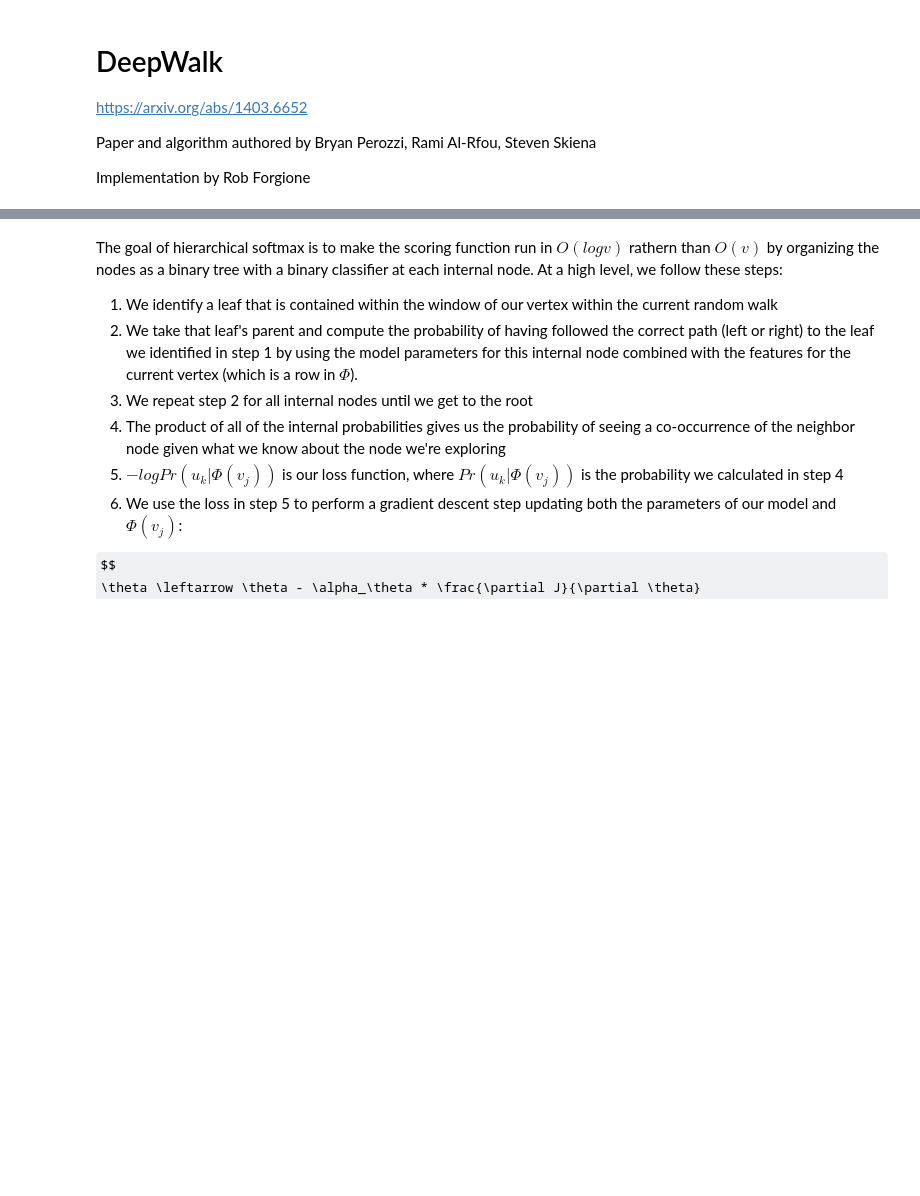
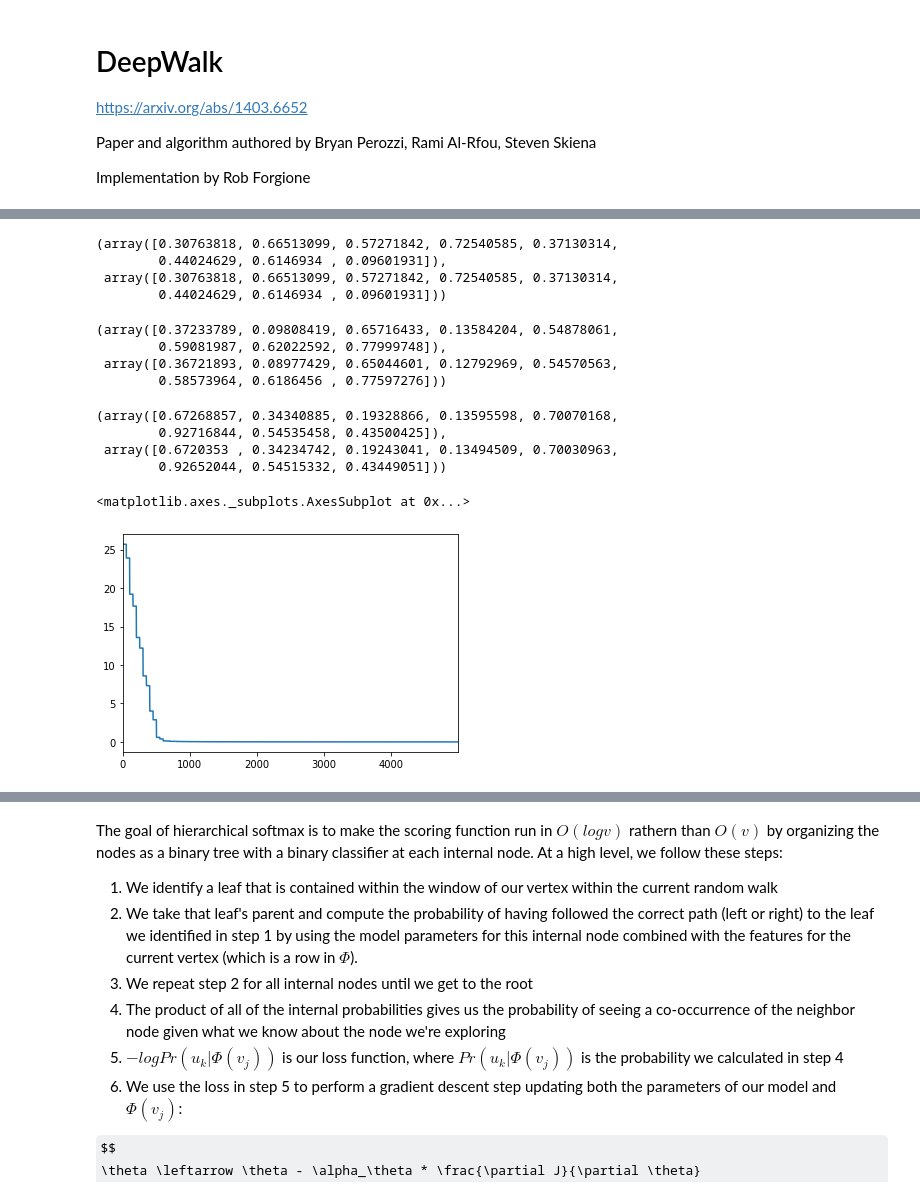
Before and after one commit to rforgione/deepwalk, a Jupyter notebook: nbs/deepwalk.ipynb, the cells around one changed output, grey strips where cells are left out. Saved outputs shown, nothing was run; the diff lists cells and outputs as text; code cells hidden in the pictures; some formulas as TeX source; blank space fills up the shorter version.

```diff
--- a/nbs/deepwalk.ipynb
+++ b/nbs/deepwalk.ipynb
@@ -102,0 +112,21 @@ class Leaf(Tree):
+# %%
+class Vertex(object):
+    def __init__(self, dim, lr, batch_size):
+        self.dim = dim
+        self.embedding = np.random.uniform(size=dim)
+        self.lr = lr
+        self.gradients = []
+        self.batch_size = batch_size
+
+    def update_embedding(self, gradient: np.array):
+        self.gradients.append(gradient)
+        if len(self.gradients) >= self.batch_size:
+            avg_gradient = np.stack(self.gradients, axis=0).mean(axis=0)
+            self.embedding = self.embedding - self.lr * avg_gradient
+            self.gradients = []
+# %%
+v = Vertex(8, 0.01, 64)
+v2 = Vertex(8, 0.01, 64)
+leaf = Leaf(v)
+leaf2 = Leaf(v2)
+i = InternalNode(8, 0.01, 64, leaf, leaf2)
@@ -102,0 +163,56 @@ class Leaf(Tree):
+# %%
+before = leaf.vertex.embedding
+leaf.update()
+after = leaf.vertex.embedding
+(before, after)
+# %% [output]
+(array([0.30763818, 0.66513099, 0.57271842, 0.72540585, 0.37130314,
+        0.44024629, 0.6146934 , 0.09601931]),
+ array([0.30763818, 0.66513099, 0.57271842, 0.72540585, 0.37130314,
+        0.44024629, 0.6146934 , 0.09601931]))
+# %%
+new_leaf = Leaf(Vertex(8, 0.01, 1))
+new_leaf2 = Leaf(Vertex(8, 0.01, 1))
+merged = Tree.merge(8, 0.01, 1, new_leaf, new_leaf2)
+before1 = new_leaf.vertex.embedding
+new_leaf.update()
+after1 = new_leaf.vertex.embedding
+(before1, after1)
+# %% [output]
+(array([0.37233789, 0.09808419, 0.65716433, 0.13584204, 0.54878061,
+        0.59081987, 0.62022592, 0.77999748]),
+ array([0.36721893, 0.08977429, 0.65044601, 0.12792969, 0.54570563,
+        0.58573964, 0.6186456 , 0.77597276]))
+# %%
+before2 = new_leaf2.vertex.embedding
+new_leaf2.update()
+after2 = new_leaf2.vertex.embedding
+(before2, after2)
+# %% [output]
+(array([0.67268857, 0.34340885, 0.19328866, 0.13595598, 0.70070168,
+        0.92716844, 0.54535458, 0.43500425]),
+ array([0.6720353 , 0.34234742, 0.19243041, 0.13494509, 0.70030963,
+        0.92652044, 0.54515332, 0.43449051]))
+# %%
+emb_length = 100
+lr = 1e-1
+v1 = Vertex(emb_length, lr, 100)
+v2 = Vertex(emb_length, lr, 100)
+leaf1 = Leaf(v1)
+leaf2 = Leaf(v2)
+tree = Tree.merge(emb_length, lr, 100, leaf1, leaf2)
+# %%
+costs1 = []
+costs2 = []
+combined_cost = []
+for i in range(5000):
+    cost1 = leaf1.update()
+    cost2 = leaf2.update()
+    costs1.append(cost1)
+    costs2.append(cost2)
+    combined_cost.append(cost1+cost2)
+
+pd.Series(costs1).plot(kind='line')
+# %% [output]
+<matplotlib.axes._subplots.AxesSubplot at 0x...>
+[figure, added]
```
Also changed, not shown: parts of 26 cells of this notebook, 1 other file.
